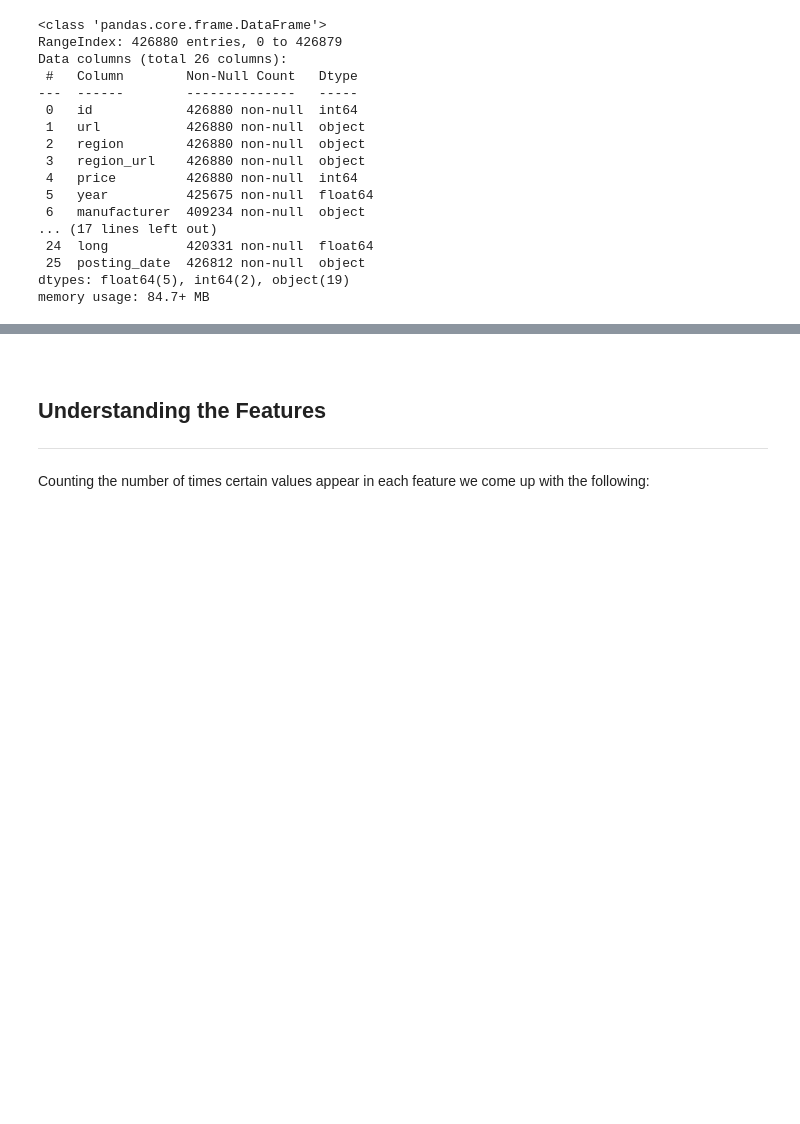
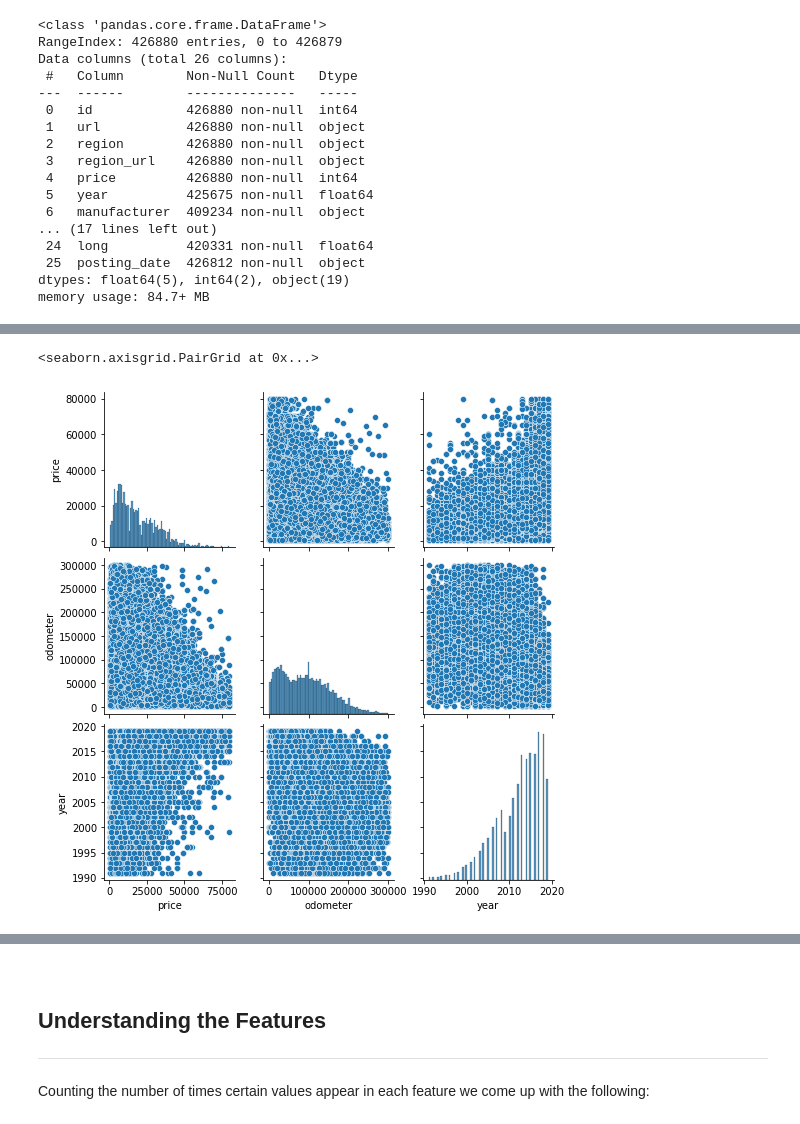
Before and after one commit to ryanirl/data-analysis-projects, a Jupyter notebook: craigslist_price_prediction/cleaning_data.ipynb, the cells around one changed output, grey strips where cells are left out. Saved outputs shown, nothing was run; the diff lists cells and outputs as text; code cells hidden in the pictures; blank space fills up the shorter version.

```diff
--- a/craigslist_price_prediction/cleaning_data.ipynb
+++ b/craigslist_price_prediction/cleaning_data.ipynb
@@ -85,0 +95,7 @@ memory usage: 84.7+ MB
+# %%
+# Visualizing a Pairplot
+
+sb.pairplot(numeric_sample)
+# %% [output]
+<seaborn.axisgrid.PairGrid at 0x...>
+[figure, added]
```
Also changed, not shown: parts of 32 cells of this notebook.
